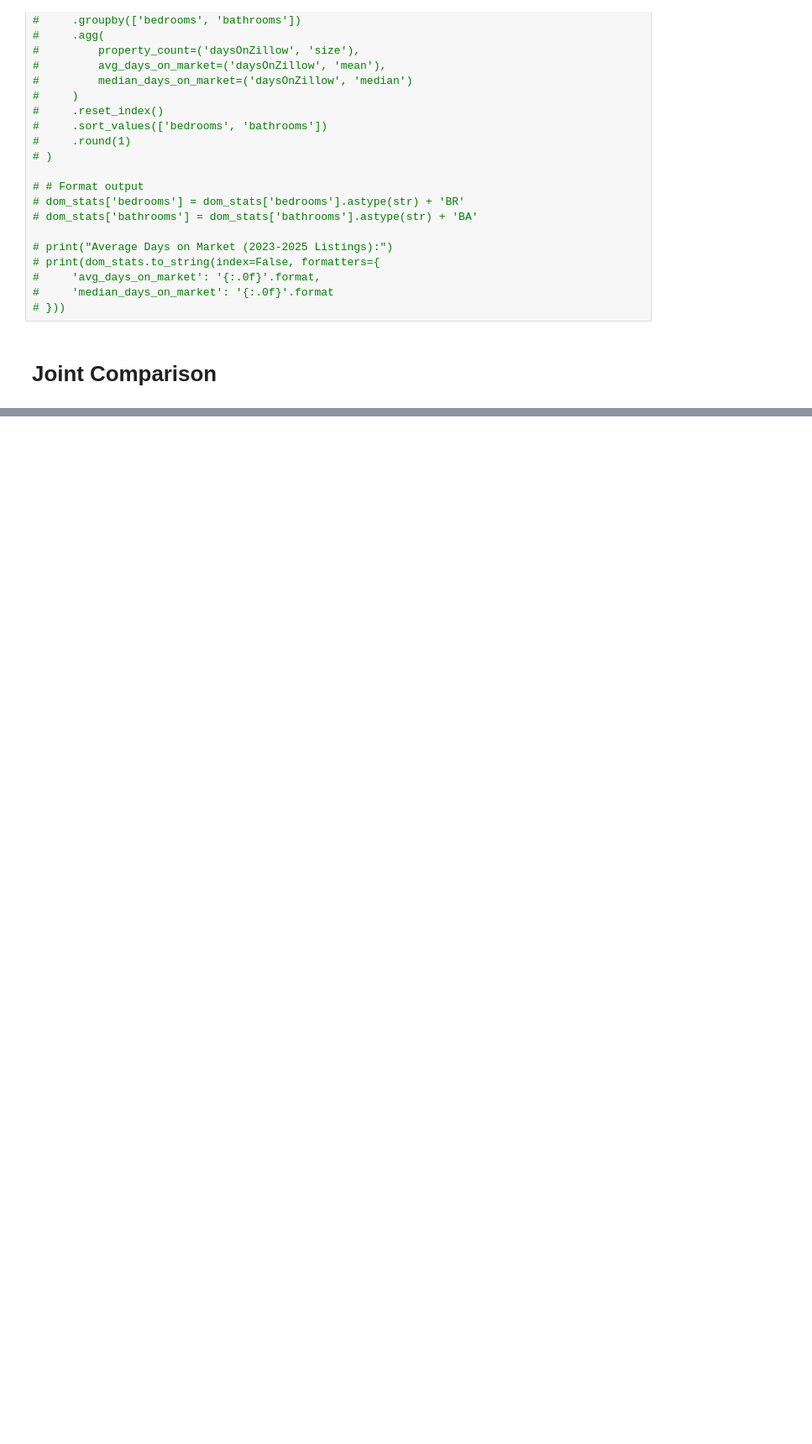
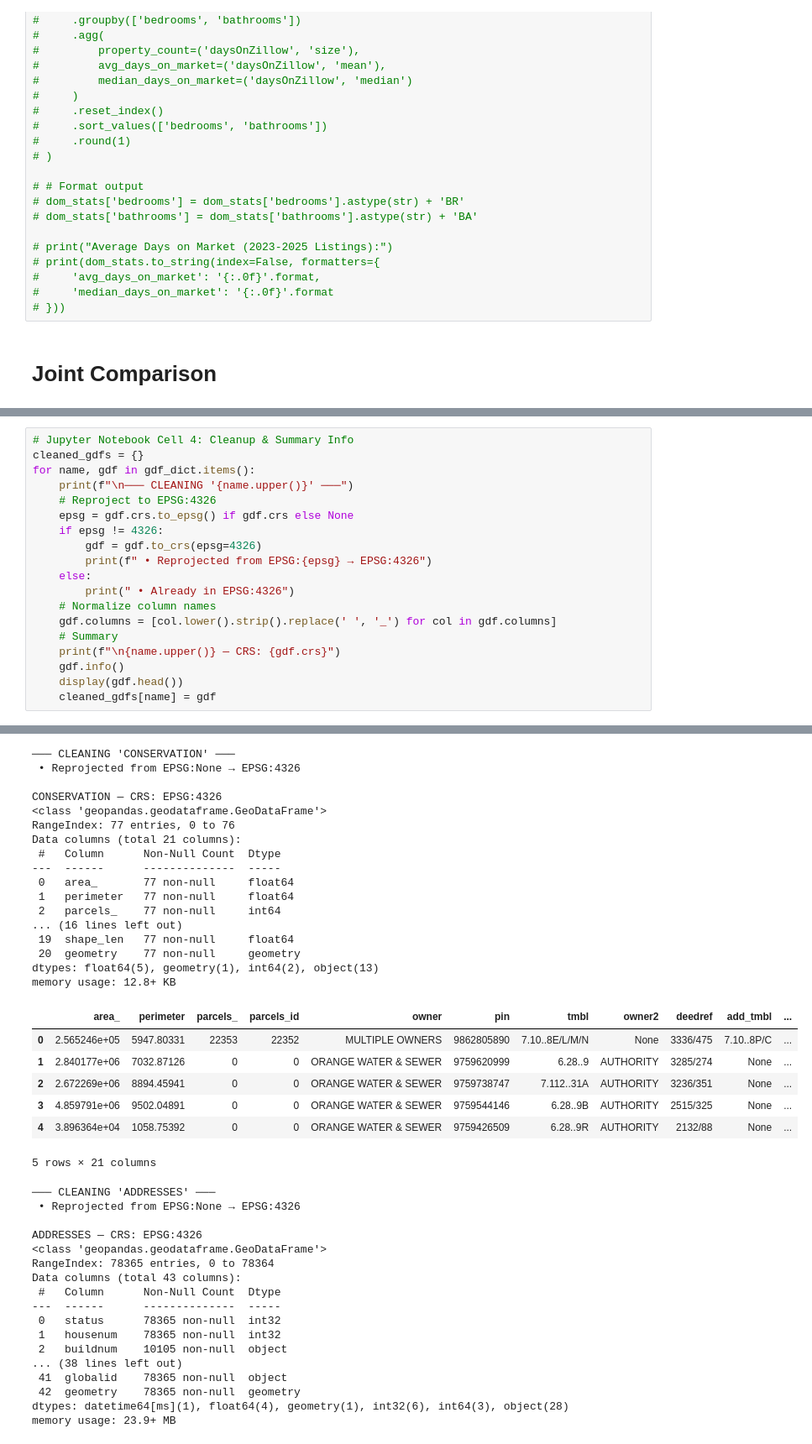
Before and after one commit to Tuckgz/BUSI_488_Capstone, a Jupyter notebook: zillow_analysis.ipynb, the cells around one changed output, grey strips where cells are left out. Shown at 84% size. Saved outputs shown, nothing was run; the diff lists cells and outputs as text; blank space fills up the shorter version.

```diff
--- a/zillow_analysis.ipynb
+++ b/zillow_analysis.ipynb
@@ -497,0 +869,20 @@ plt.show()
+# %%
+# Jupyter Notebook Cell 4: Cleanup & Summary Info
+cleaned_gdfs = {}
+for name, gdf in gdf_dict.items():
+    print(f"\n─── CLEANING '{name.upper()}' ───")
+    # Reproject to EPSG:4326
+    epsg = gdf.crs.to_epsg() if gdf.crs else None
+    if epsg != 4326:
+        gdf = gdf.to_crs(epsg=4326)
+        print(f" • Reprojected from EPSG:{epsg} → EPSG:4326")
+    else:
+        print(" • Already in EPSG:4326")
+    # Normalize column names
+    gdf.columns = [col.lower().strip().replace(' ', '_') for col in gdf.columns]
+    # Summary
+    print(f"\n{name.upper()} — CRS: {gdf.crs}")
+    gdf.info()
+    display(gdf.head())
+    cleaned_gdfs[name] = gdf
+# %% [output]
@@ -497,0 +959,41 @@ plt.show()
+─── CLEANING 'CONSERVATION' ───
+ • Reprojected from EPSG:None → EPSG:4326
+
+CONSERVATION — CRS: EPSG:4326
+<class 'geopandas.geodataframe.GeoDataFrame'>
+RangeIndex: 77 entries, 0 to 76
+Data columns (total 21 columns):
+ #   Column      Non-Null Count  Dtype
+---  ------      --------------  -----
+ 0   area_       77 non-null     float64
+ 1   perimeter   77 non-null     float64
+ 2   parcels_    77 non-null     int64
+... (16 lines left out)
+ 19  shape_len   77 non-null     float64
+ 20  geometry    77 non-null     geometry
+dtypes: float64(5), geometry(1), int64(2), object(13)
+memory usage: 12.8+ KB
+|  | area_ | perimeter | parcels_ | parcels_id | owner | pin | tmbl | owner2 | deedref | add_tmbl | ... |
+| 0 | 2.565246e+05 | 5947.80331 | 22353 | 22352 | MULTIPLE OWNERS | 9862805890 | 7.10..8E/L/M/N | None | 3336/475 | 7.10..8P/C | ... |
+| 1 | 2.840177e+06 | 7032.87126 | 0 | 0 | ORANGE WATER & SEWER | 9759620999 | 6.28..9 | AUTHORITY | 3285/274 | None | ... |
+| 2 | 2.672269e+06 | 8894.45941 | 0 | 0 | ORANGE WATER & SEWER | 9759738747 | 7.112..31A | AUTHORITY | 3236/351 | None | ... |
+| 3 | 4.859791e+06 | 9502.04891 | 0 | 0 | ORANGE WATER & SEWER | 9759544146 | 6.28..9B | AUTHORITY | 2515/325 | None | ... |
+| 4 | 3.896364e+04 | 1058.75392 | 0 | 0 | ORANGE WATER & SEWER | 9759426509 | 6.28..9R | AUTHORITY | 2132/88 | None | ... |
+5 rows × 21 columns
+─── CLEANING 'ADDRESSES' ───
+ • Reprojected from EPSG:None → EPSG:4326
+
+ADDRESSES — CRS: EPSG:4326
+<class 'geopandas.geodataframe.GeoDataFrame'>
+RangeIndex: 78365 entries, 0 to 78364
+Data columns (total 43 columns):
+ #   Column      Non-Null Count  Dtype
+---  ------      --------------  -----
+ 0   status      78365 non-null  int32
+ 1   housenum    78365 non-null  int32
+ 2   buildnum    10105 non-null  object
+... (38 lines left out)
+ 41  globalid    78365 non-null  object
+ 42  geometry    78365 non-null  geometry
+dtypes: datetime64[ms](1), float64(4), geometry(1), int32(6), int64(3), object(28)
+memory usage: 23.9+ MB
```
Also changed, not shown: parts of 24 cells of this notebook.
